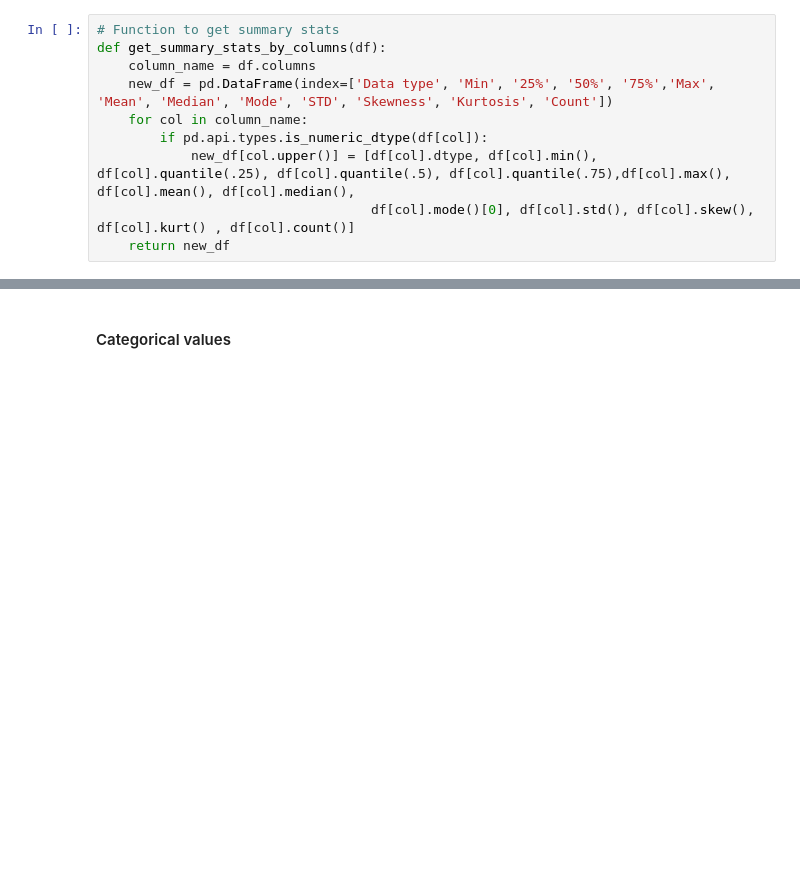
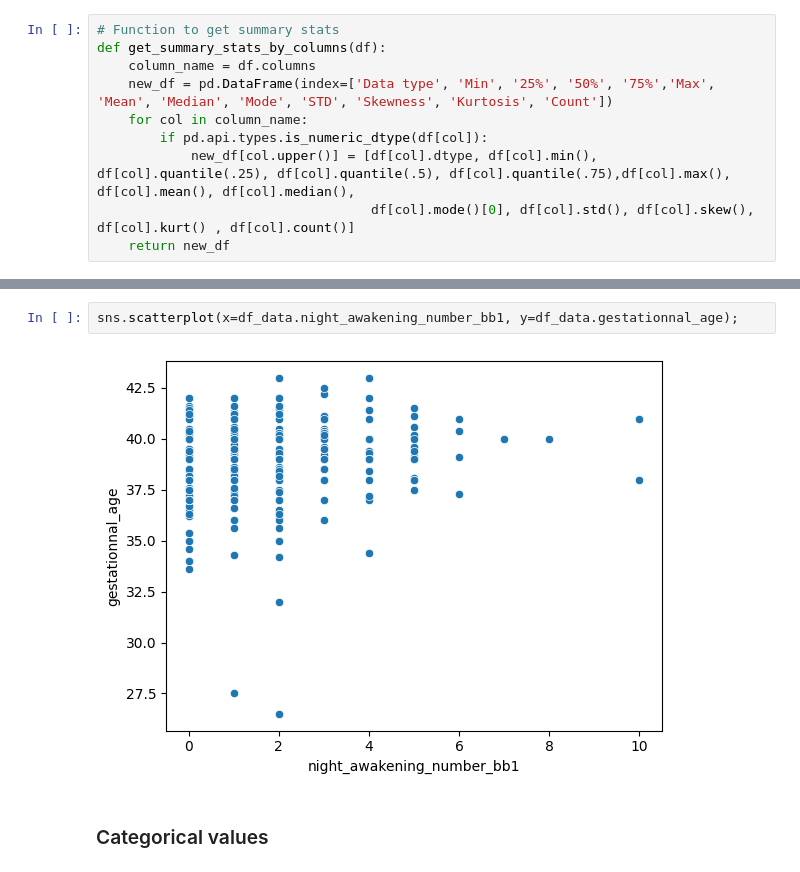
Before and after one commit to DRPproton/Maternal_mental_health_impact_on_infant_sleep, a Jupyter notebook: Maternal mental health impact on infant sleep.ipynb, the cells around one changed output, grey strips where cells are left out. Saved outputs shown, nothing was run; the diff lists cells and outputs as text; blank space fills up the shorter version.

```diff
--- a/Maternal mental health impact on infant sleep.ipynb
+++ b/Maternal mental health impact on infant sleep.ipynb
@@ -487,4 +521,8 @@ df_data.hist(figsize=(6,6));
+# %%
+sns.scatterplot(x=df_data.night_awakening_number_bb1, y=df_data.gestationnal_age);
+# %% [output]
+[figure, added]
 # %% [markdown]
-#### Categorical values
+### Categorical values
 # %%
 df_data.describe(exclude='number')
```
Also changed, not shown: parts of 33 cells of this notebook.
